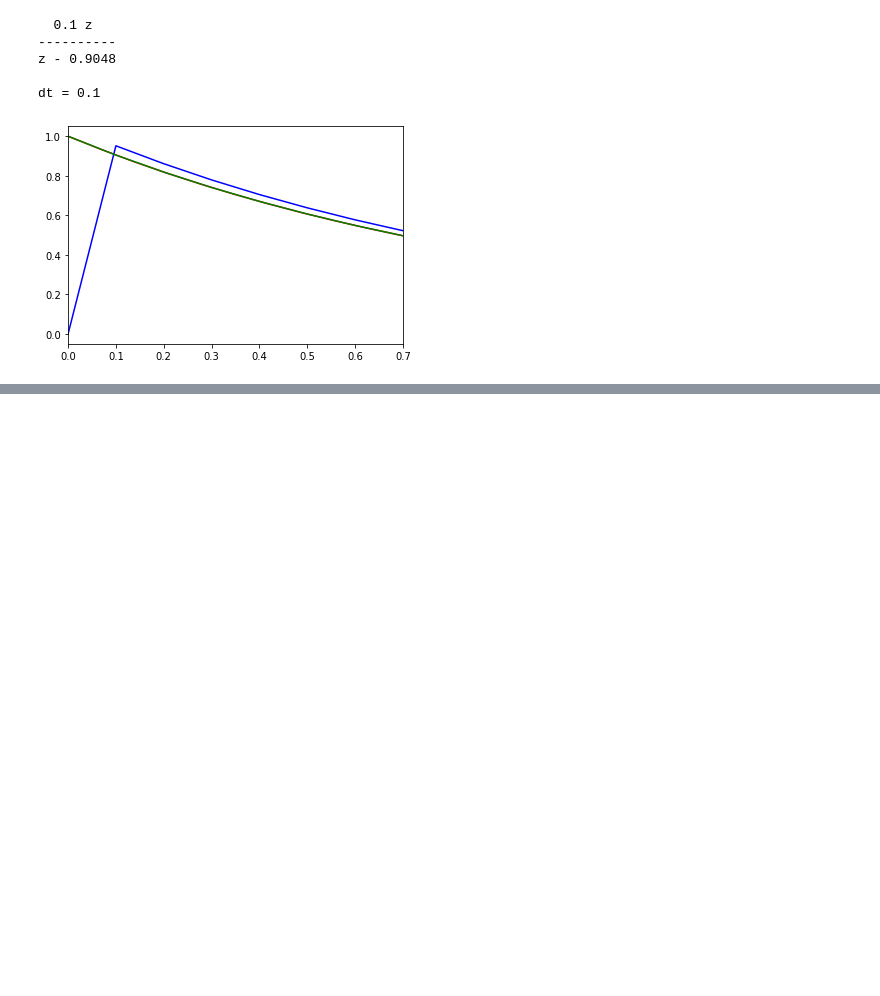
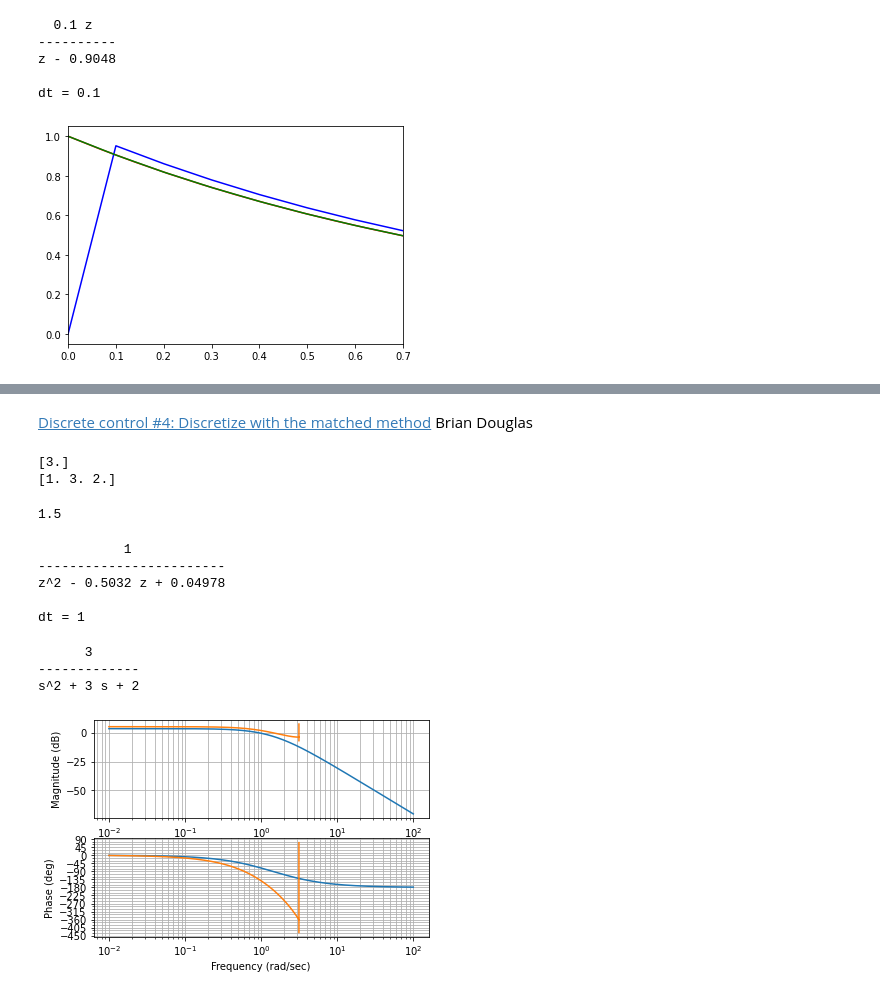
Before and after one commit to ernestyalumni/Propulsion, a Jupyter notebook: T1000/Notebooks/Controls/DiscreteControlExamples.ipynb, the cells around one changed output, grey strips where cells are left out. Saved outputs shown, nothing was run; the diff lists cells and outputs as text; code cells hidden in the pictures; blank space fills up the shorter version.

Commit message:
Added more notes on Control

```diff
--- a/T1000/Notebooks/Controls/DiscreteControlExamples.ipynb
+++ b/T1000/Notebooks/Controls/DiscreteControlExamples.ipynb
@@ -276,0 +295,35 @@ plt.show()
+# %% [markdown]
+[Discrete control #4: Discretize with the matched method](https://youtu.be/TPNiLqsdwNI) Brian Douglas
+# %%
+# No zeroes, poles at -1, -2, gain of 3
+b, a = control.matlab.zpk2tf([], [-1, -2], 3)
+print(b)
+print(a) # Confirms this is same transfer function as written before.
+# %% [output]
+[3.]
+[1. 3. 2.]
+# %%
+zero_frequency_DC_gain = control.dcgain(control.tf([3], [1,3,2]))
+print(zero_frequency_DC_gain)
+# %% [output]
+1.5
+# %%
+Gz = control.TransferFunction([1], [1, -0.5032, 0.04978], 1)
+print(Gz)
+# %% [output]
+           1
+------------------------
+z^2 - 0.5032 z + 0.04978
+
+dt = 1
+# %%
+G = control.tf([3,], [1, 3, 2])
+print(G)
+# %% [output]
+      3
+-------------
+s^2 + 3 s + 2
+# %%
+mag, phase, omega = control.matlab.bode(G, Gz)
+# %% [output]
+[figure, added]
```
Also changed, not shown: parts of 39 cells of this notebook, 2 other files.
